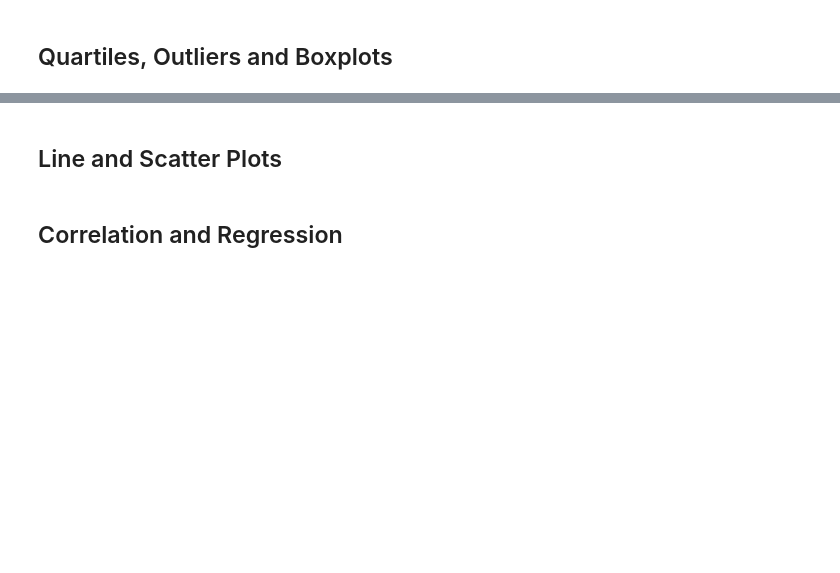
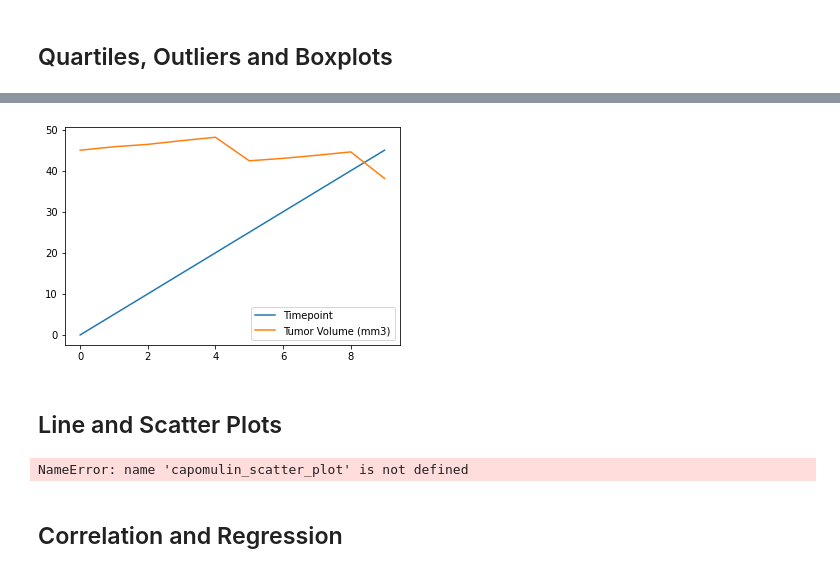
Before and after one commit to michellebannon/Matplotlib, a Jupyter notebook: HW/Instructions/Pymaceuticals/pymaceuticals_starter.ipynb, the cells around one changed output, grey strips where cells are left out. Drawn from its saved outputs; the diff is of its cells as text; code cells hidden in the pictures; blank space fills up the shorter version.

```diff
--- a/HW/Instructions/Pymaceuticals/pymaceuticals_starter.ipynb
+++ b/HW/Instructions/Pymaceuticals/pymaceuticals_starter.ipynb
@@ -240,3 +305,21 @@ plt.show()
+# %%
+# Generate a line plot of tumor volume vs. time point for a mouse treated with Capomulin
+
+time_vs_tumor = merged_df[merged_df["Mouse ID"].isin(["j119"])]
+time_vs_tumor
+
+time_vs_tumor_data = time_vs_tumor[["Mouse ID", "Timepoint", "Tumor Volume (mm3)"]]
+time_vs_tumor_data
+
+line_plot_df = time_vs_tumor_data.reset_index()
+line_plot_df
+
+line_plot_final = line_plot_df[["Mouse ID", "Timepoint", "Tumor Volume (mm3)"]]
+line_plot_final
+
+lines = line_plot_final.plot.line()
+# %% [output]
+[figure, added]
 # %% [markdown]
 ## Line and Scatter Plots
 # %%
@@ -246,2 +329,16 @@ plt.show()
+# %%
+# Generate a scatter plot of mouse weight versus average tumor volume for the Capomulin regimen
+capomulin_scatter = merged_df[merged_df["Drug Regimen"].isin(["Capomulin"])]
+capomulin_scatter_df = best_regimes[["Mouse ID","Weight (g)", "Tumor Volume (mm3)"]]
+capomulin_sorted_plot = capomulin_scatter_plot.sort_values(["Weight (g)"], ascending=True)
+capomulin_scatter_plot = capomulin_scatter.reset_index()
+capomulin_grouped_weight = capomulin_scatter_plot.groupby("Weight (g)")["Tumor Volume (mm3)"].mean()
+capo_grouped_plot = pd.DataFrame(capomulin_grouped_weight).reset_index()
+
+#capomulin_scatter = capomulin_grouped_weight.plot.scatter(x='Weight (g)', y='Tumor Volume (mm3)')
+capomulin_scatter = capo_grouped_plot.plot(kind='scatter', x='Weight (g)', y='Tumor Volume (mm3)', grid = True, figsize= (8,8))
+#capomulin_scatter
+# %% [output]
+NameError: name 'capomulin_scatter_plot' is not defined
 # %% [markdown]
 ## Correlation and Regression
```
Also changed, not shown: parts of 15 cells of this notebook, 2 other files.
